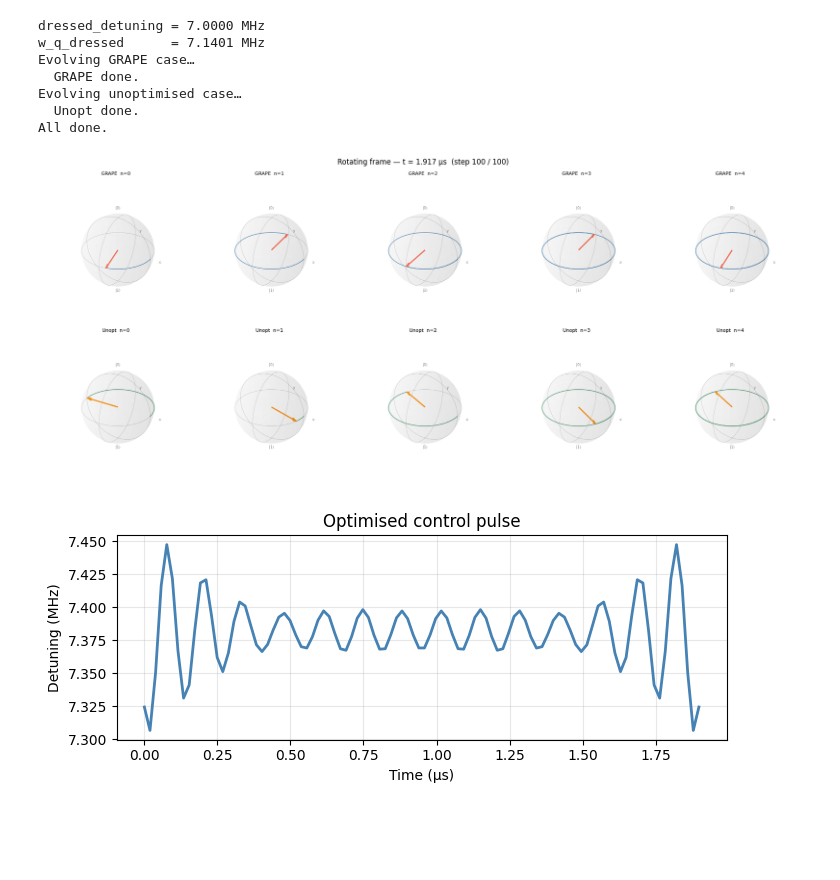
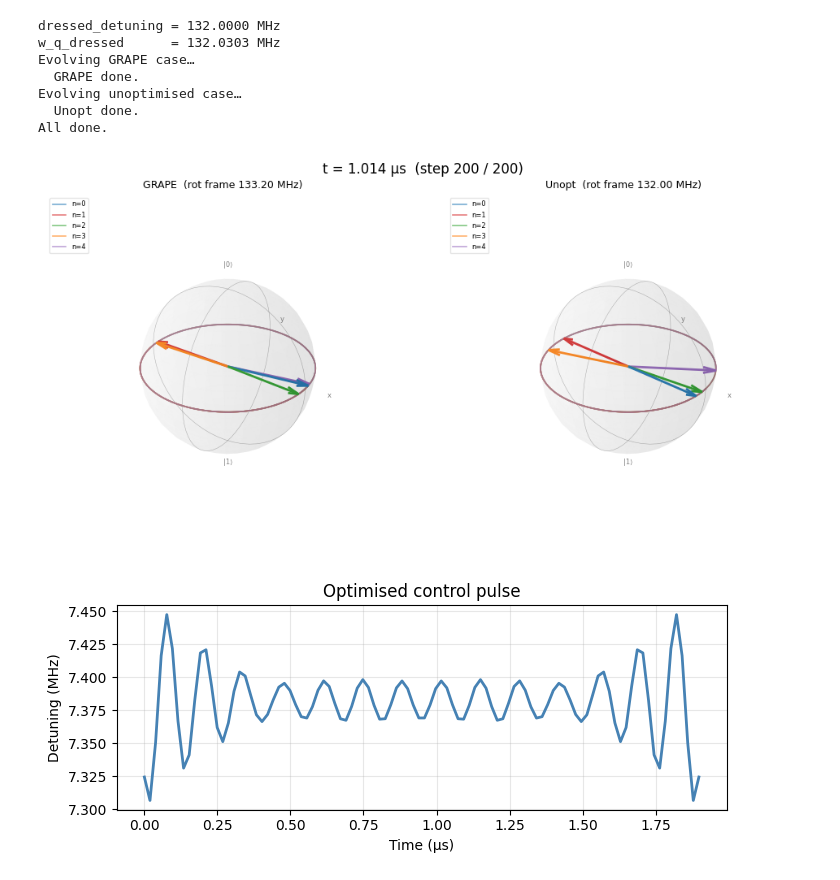
Before and after one commit to TunmayGerg/quantum-simulation-code, a Jupyter notebook: Optimal control/Grape_optimal_control_adiabatic.ipynb, the cells around one changed output. Saved outputs shown, nothing was run; the diff lists cells and outputs as text; code cells hidden in the pictures; blank space fills up the shorter version.

```diff
--- a/Optimal control/Grape_optimal_control_adiabatic.ipynb
+++ b/Optimal control/Grape_optimal_control_adiabatic.ipynb
@@ -190,7 +214,7 @@ from qutip import Bloch
 import ipywidgets as widgets
 from IPython.display import display
 
-result_file = "Grape_results/run5_adiabatic.npz"
+result_file = "Grape_results/level5_132_adiabatic.npz"
 # ── Load saved GRAPE pulse & operators ───────────────────────────
 q_saved = load_qobjs(result_file)
 p_grape, th_grape = load_pulses_theta(result_file)
@@ -225,7 +249,8 @@ sy_q = -1j * _ket_bra(0, 1, Nq_big) + 1j * _ket_bra(1, 0, Nq_big)
 sz_q = _ket_bra(0, 0, Nq_big) - _ket_bra(1, 1, Nq_big)
 
 # ── Initial states in dressed basis: evecs_qobj * |n, +x>_bare ───
-photon_nums = list(range(5))
+photon_nums = [0, 1, 2, 3, 4]  # n=0...4 for dressed states |n, +x>
+
 psi0s = [
     evecs_qobj * qt.tensor(qt.basis(Nc_big, n),
                            (qt.basis(Nq_big, 0) + qt.basis(Nq_big, 1)).unit())
@@ -285,8 +310,8 @@ frame_options = {
     'Rotating frame': (bv_grape_rf, bv_unopt_rf),
 }
 # %% [output]
-dressed_detuning = 7.0000 MHz
-w_q_dressed      = 7.1401 MHz
+dressed_detuning = 132.0000 MHz
+w_q_dressed      = 132.0303 MHz
 Evolving GRAPE case…
   GRAPE done.
 Evolving unoptimised case…
@@ -370,9 +321,12 @@ display(widgets.VBox([
 import time
 from IPython.display import display, clear_output
 
-frame_skip     = 5
-rotating_frame = True   # False = lab frame
-delay_s        = 0.1    # seconds to wait after each redraw
+frame_skip     = 1
+delay_s        = 0.01
+
+# ── Rotating frame frequency per case ────────────────────────────
+w_rot_grape = 2*np.pi * 133.2
+w_rot_unopt = 2 * np.pi * 132
 
 # ── Bloch sphere geometry (computed once) ─────────────────────────
 _u = np.linspace(0, 2 * np.pi, 30)
@@ -380,8 +334,6 @@ _v = np.linspace(0, np.pi, 20)
 _sx = np.outer(np.cos(_u), np.sin(_v))
 _sy = np.outer(np.sin(_u), np.sin(_v))
 _sz = np.outer(np.ones_like(_u), np.cos(_v))
-
-w_q_dressed = 2*np.pi * 7.40
 
 def _draw_sphere(ax):
     ax.plot_surface(_sx, _sy, _sz, color='lightgray', alpha=0.08, linewidth=0)
@@ -398,10 +350,10 @@ def _draw_sphere(ax):
     ax.set_box_aspect([1, 1, 1])
     ax.axis('off')
 
-def _apply_rotating_frame(traj):
+def _apply_rotating_frame(traj, w_rot):
     traj = np.array(traj)
     t = np.arange(len(traj)) * dt_ev
-    c, s = np.cos(w_q_dressed * t), np.sin(w_q_dressed * t)
+    c, s = np.cos(w_rot * t), np.sin(w_rot * t)
     out = traj.copy()
     out[:, 0] = traj[:, 0] * c - traj[:, 1] * s
     out[:, 1] = traj[:, 0] * s + traj[:, 1] * c
@@ -426,48 +378,52 @@ def _bvec(psi_dressed):
 
 hist_grape = [[_bvec(p)] for p in psis_grape]
 hist_unopt = [[_bvec(p)] for p in psis_unopt]
 
-frame_label = "Rotating frame" if rotating_frame else "Lab frame"
+traj_colors = ['#1f77b4', '#d62728', '#2ca02c', '#ff7f0e', '#9467bd']
 
 def _draw(step):
-    fig, axes = plt.subplots(2, 5, figsize=(18, 8),
+    fig, axes = plt.subplots(1, 2, figsize=(10, 5),
                              subplot_kw={'projection': '3d'})
-    fig.suptitle(f'{frame_label} — t = {step * dt_ev:.3f} μs  (step {step} / {nsteps})',
-                 fontsize=12)
-    for row, (label, hist, col_traj, col_vec) in enumerate([
-            ("GRAPE", hist_grape, 'steelblue', 'tomato'),
-            ("Unopt", hist_unopt, 'seagreen',  'darkorange')]):
-        for col in range(5):
-            ax = axes[row, col]
-            _draw_sphere(ax)
-            traj = _apply_rotating_frame(hist[col]) if rotating_frame else np.array(hist[col])
+    fig.suptitle(f't = {step * dt_ev:.3f} μs  (step {step} / {nsteps})', fontsize=12)
+
+    cases = [
+        ("GRAPE", hist_grape, w_rot_grape, 'tomato'),
+        ("Unopt", hist_unopt, w_rot_unopt, 'darkorange'),
+    ]
+
+    for ax, (label, hist, w_rot, vec_color) in zip(axes, cases):
+        _draw_sphere(ax)
+        ax.set_title(f'{label}  (rot frame {w_rot/(2*np.pi):.2f} MHz)', fontsize=9)
+        for i, col in zip(range(len(photon_nums)), traj_colors):
+            traj = _apply_rotating_frame(hist[i], w_rot)
             ax.plot(traj[:, 0], traj[:, 1], traj[:, 2],
-                    '-', color=col_traj, lw=1.2, alpha=0.7)
+                    '-', color=col, lw=1.2, alpha=0.6, label=f'n={photon_nums[i]}')
             x, y, z = traj[-1]
-            ax.quiver(0, 0, 0, x, y, z, color=col_vec, linewidth=2,
+            ax.quiver(0, 0, 0, x, y, z, color=col, linewidth=2,
                       arrow_length_ratio=0.15)
-            ax.set_title(f'{label}  n={col}', fontsize=8)
+        ax.legend(fontsize=6, loc='upper left', framealpha=0.5)
+
     plt.tight_layout()
     clear_output(wait=True)
     display(fig)
     plt.close(fig)
     time.sleep(delay_s)
 
 _draw(0)
 
 for k in range(nsteps):
     U_grape = (-1j * (H_drift_ev + p_grape[k, 0] * H_ctrl_ev[0]) * dt_ev).expm()
     U_unopt = (-1j * (H_drift_ev + p_unopt[k, 0] * H_ctrl_ev[0]) * dt_ev).expm()
     for i in range(len(photon_nums)):
         psis_grape[i] = U_grape * psis_grape[i]
         psis_unopt[i] = U_unopt * psis_unopt[i]
         hist_grape[i].append(_bvec(psis_grape[i]))
         hist_unopt[i].append(_bvec(psis_unopt[i]))
 
     if (k + 1) % frame_skip == 0 or k == nsteps - 1:
         _draw(k + 1)
 # %% [output]
-[figure, old version]
+[figure, new version]
 # %%
 import matplotlib.pyplot as plt
 import numpy as np
```
Also changed, not shown: parts of 8 cells of this notebook, 27 other files.
